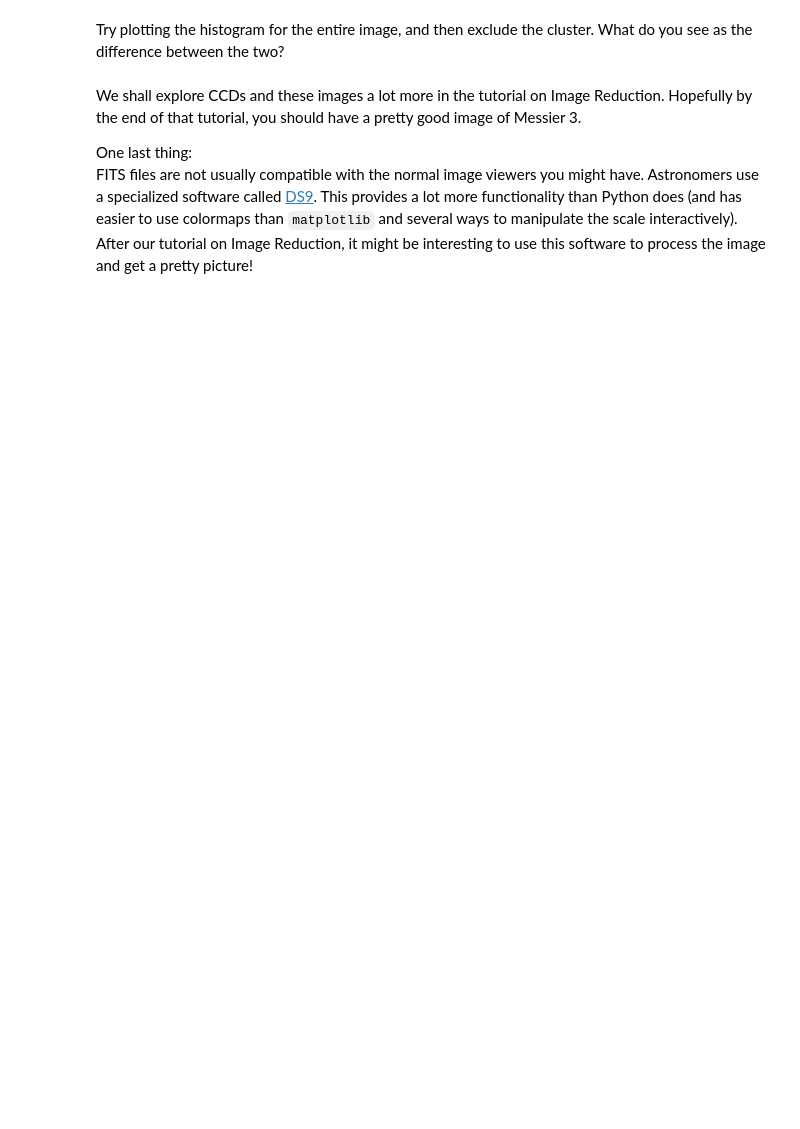
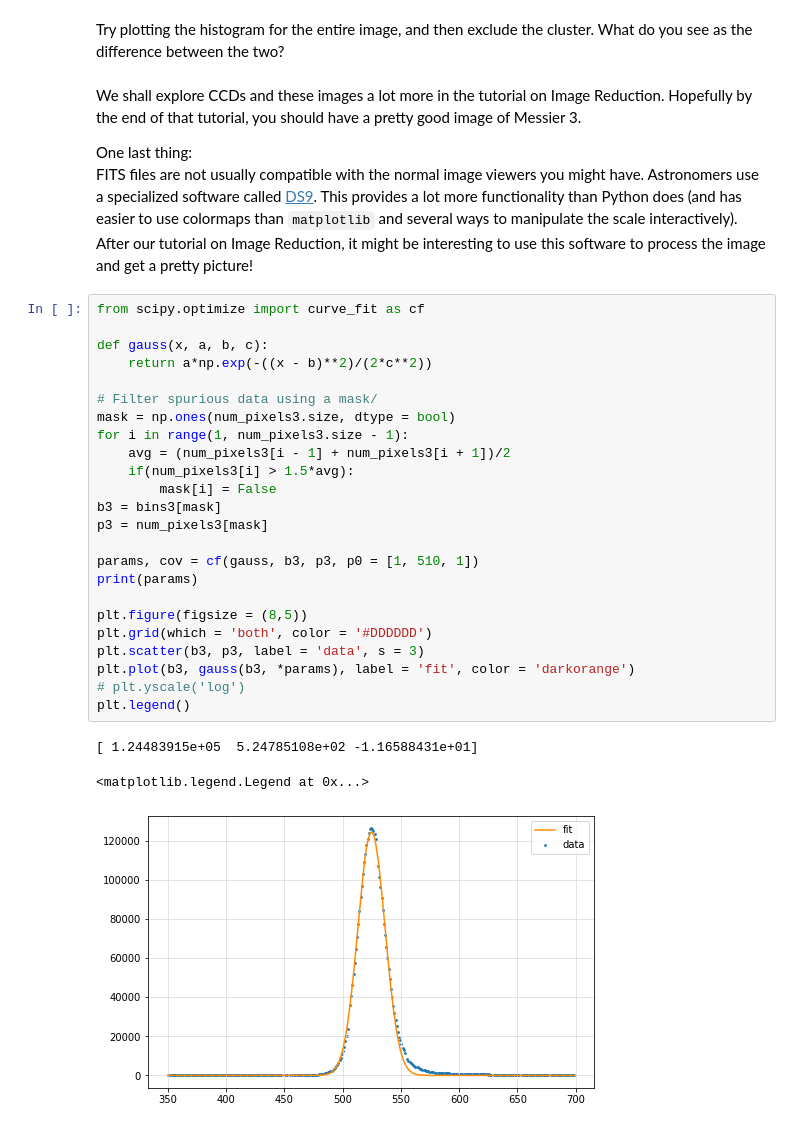
Before and after one commit to amzon-ex/tutorials, a Jupyter notebook: Tutorial_5/Astropy_1.ipynb, the cells around one changed output. Drawn from its saved outputs; the diff is of its cells as text; blank space fills up the shorter version.

```diff
--- a/Tutorial_5/Astropy_1.ipynb
+++ b/Tutorial_5/Astropy_1.ipynb
@@ -256,3 +233,31 @@ Hopefully by the end of that tutorial, you should have a pretty good image of Me
 
 One last thing:<br>
 FITS files are not usually compatible with the normal image viewers you might have. Astronomers use a specialized software called [DS9](ds9.si.edu/). This provides a lot more functionality than Python does (and has easier to use colormaps than `matplotlib` and several ways to manipulate the scale interactively). After our tutorial on Image Reduction, it might be interesting to use this software to process the image and get a pretty picture!
+# %%
+from scipy.optimize import curve_fit as cf
+
+def gauss(x, a, b, c):
+    return a*np.exp(-((x - b)**2)/(2*c**2))
+
+# Filter spurious data using a mask/
+mask = np.ones(num_pixels3.size, dtype = bool)
+for i in range(1, num_pixels3.size - 1):
+    avg = (num_pixels3[i - 1] + num_pixels3[i + 1])/2
+    if(num_pixels3[i] > 1.5*avg):
+        mask[i] = False
+b3 = bins3[mask]
+p3 = num_pixels3[mask]
+
+params, cov = cf(gauss, b3, p3, p0 = [1, 510, 1])
+print(params)
+
+plt.figure(figsize = (8,5))
+plt.grid(which = 'both', color = '#DDDDDD')
+plt.scatter(b3, p3, label = 'data', s = 3)
+plt.plot(b3, gauss(b3, *params), label = 'fit', color = 'darkorange')
+# plt.yscale('log')
+plt.legend()
+# %% [output]
+[ 1.24483915e+05  5.24785108e+02 -1.16588431e+01]
+<matplotlib.legend.Legend at 0x...>
+[figure, added]
```
Also changed, not shown: parts of 5 cells of this notebook.
